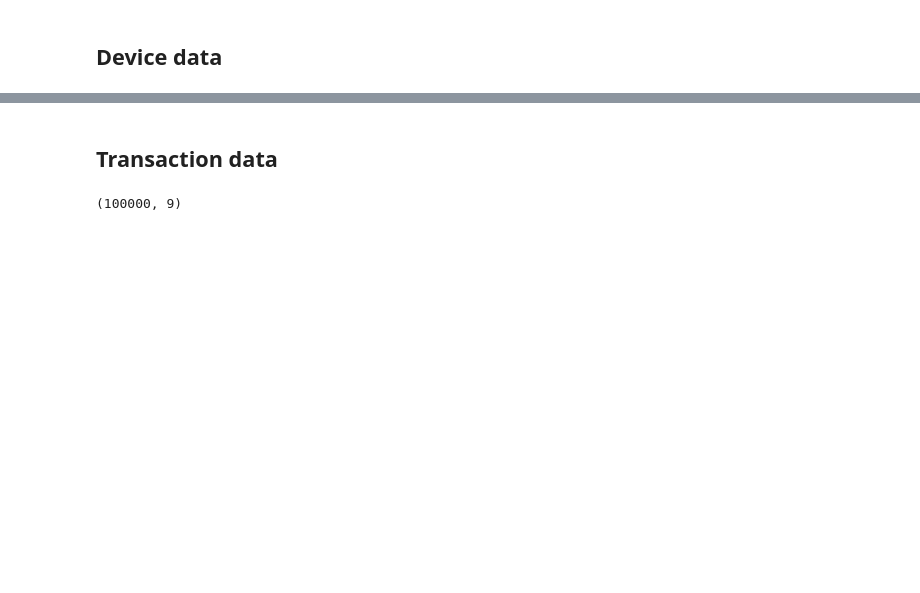
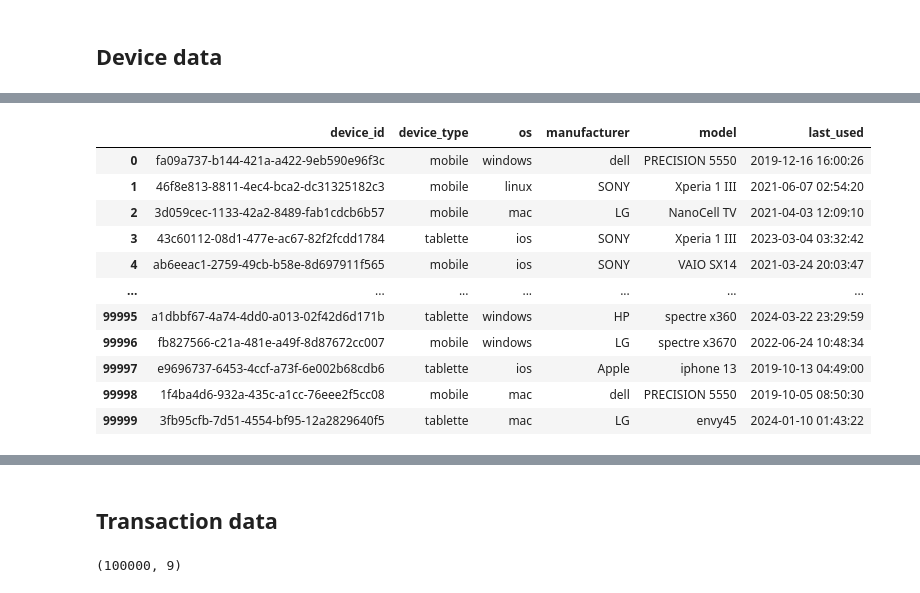
Before and after one commit to Anaaurelle237/AI_Summer_projet_8, a Jupyter notebook: notebooks/create_table.ipynb, the cells around one changed output, grey strips where cells are left out. Cells and saved outputs as stored; diff of their text form; code cells hidden in the pictures; blank space fills up the shorter version.

```diff
--- a/notebooks/create_table.ipynb
+++ b/notebooks/create_table.ipynb
@@ -120,0 +98,89 @@ customer_df[customer_df.customer_id=='a94fef24407811ef8ecbe470b847802d']
+# %%
+
+#creation de id
+
+def create_id():
+    return str(uuid4())
+
+#creation des types d'appareils
+def generate_device_type():
+    return random.choice(['mobile', 'tablette'])
+
+#creation des os
+
+def generate_os():
+    return random.choice(['android', 'ios', 'mac', 'windows', 'linux'])
+
+#creation des fabricants
+manufacturer_and_model={
+                        'dell':['XPS 13', 'INSPIRON 15', 'LATITUDE 7410', 'PRECISION 5550'],
+                        'HP': ['spectre x360', 'envy 13', 'pavillon 15', 'OMEN 15'],
+                        'LG': ['spectre x3670', 'envy45','Gram 17', 'Wing 5G', ' NanoCell TV'],
+                        'SONY':['Xperia 1 III', 'Xperia 5 II', 'Bravia OLDE', 'VAIO SX14'],
+                        'Apple':['iphone 13', 'ipad pro', 'iphone Xr'],
+                        'Sharp':['Aquos R6', 'aquos sense 5g', ' dynabook v8']
+                        }
+#def generate_manufacturer():
+    #return random.choices(['dell', 'hp', 'lg', 'sony', 'apple', 'sharp', 'lenovo', 'acer', 'tecno','itel', 'huawei', 'samsung', 'google'])
+
+#creation des modeles
+
+def generate_model(type):
+    return random.choice(manufacturer_and_model[type])
+
+#creation de la table devices
+
+def create_devices_table(lenght= 100000):
+
+    devices= pd.DataFrame()
+
+    # les listes
+    device_id_list=[]
+    devices_type_list=[]
+    devices_manufacturer_list=[]
+    devices_model_list=[]
+    devices_last_used_list=[]
+    devices_os_list=[]
+
+    #generer les valeurs
+    for i in tqdm(range(lenght)):
+        devices_id=create_id()
+        devices_type= generate_device_type()
+        devices_last_used= fake.date_time_between(start_date= '-5y', end_date='now')
+        devices_os= generate_os()
+        devices_manufacturer= random.choice(list(manufacturer_and_model.keys()))
+        devices_model= generate_model(devices_manufacturer)
+
+        #ajout dans les listes
+        device_id_list.append(devices_id)
+        devices_type_list.append(devices_type)
+        devices_model_list.append( devices_model)
+        devices_manufacturer_list.append( devices_manufacturer)
+        devices_last_used_list.append(devices_last_used)
+        devices_os_list.append(devices_os)
+
+     #assigner aux colonnes de la table devices
+    devices['device_id']= device_id_list
+    devices['device_type']= devices_type_list
+    devices['os']= devices_os_list
+    devices['manufacturer']= devices_manufacturer_list
+    devices['model']= devices_model_list
+    devices['last_used']= devices_last_used_list
+
+    return devices
+
+devices= create_devices_table()
+devices
+# %% [output]
+|  | device_id | device_type | os | manufacturer | model | last_used |
+| 0 | fa09a737-b144-421a-a422-9eb590e96f3c | mobile | windows | dell | PRECISION 5550 | 2019-12-16 16:00:26 |
+| 1 | 46f8e813-8811-4ec4-bca2-dc31325182c3 | mobile | linux | SONY | Xperia 1 III | 2021-06-07 02:54:20 |
+| 2 | 3d059cec-1133-42a2-8489-fab1cdcb6b57 | mobile | mac | LG | NanoCell TV | 2021-04-03 12:09:10 |
+| 3 | 43c60112-08d1-477e-ac67-82f2fcdd1784 | tablette | ios | SONY | Xperia 1 III | 2023-03-04 03:32:42 |
+| 4 | ab6eeac1-2759-49cb-b58e-8d697911f565 | mobile | ios | SONY | VAIO SX14 | 2021-03-24 20:03:47 |
+| ... | ... | ... | ... | ... | ... | ... |
+| 99995 | a1dbbf67-4a74-4dd0-a013-02f42d6d171b | tablette | windows | HP | spectre x360 | 2024-03-22 23:29:59 |
+| 99996 | fb827566-c21a-481e-a49f-8d87672cc007 | mobile | windows | LG | spectre x3670 | 2022-06-24 10:48:34 |
+| 99997 | e9696737-6453-4ccf-a73f-6e002b68cdb6 | tablette | ios | Apple | iphone 13 | 2019-10-13 04:49:00 |
+| 99998 | 1f4ba4d6-932a-435c-a1cc-76eee2f5cc08 | mobile | mac | dell | PRECISION 5550 | 2019-10-05 08:50:30 |
+| 99999 | 3fb95cfb-7d51-4554-bf95-12a2829640f5 | tablette | mac | LG | envy45 | 2024-01-10 01:43:22 |
```
Also changed, not shown: parts of 21 cells of this notebook.
